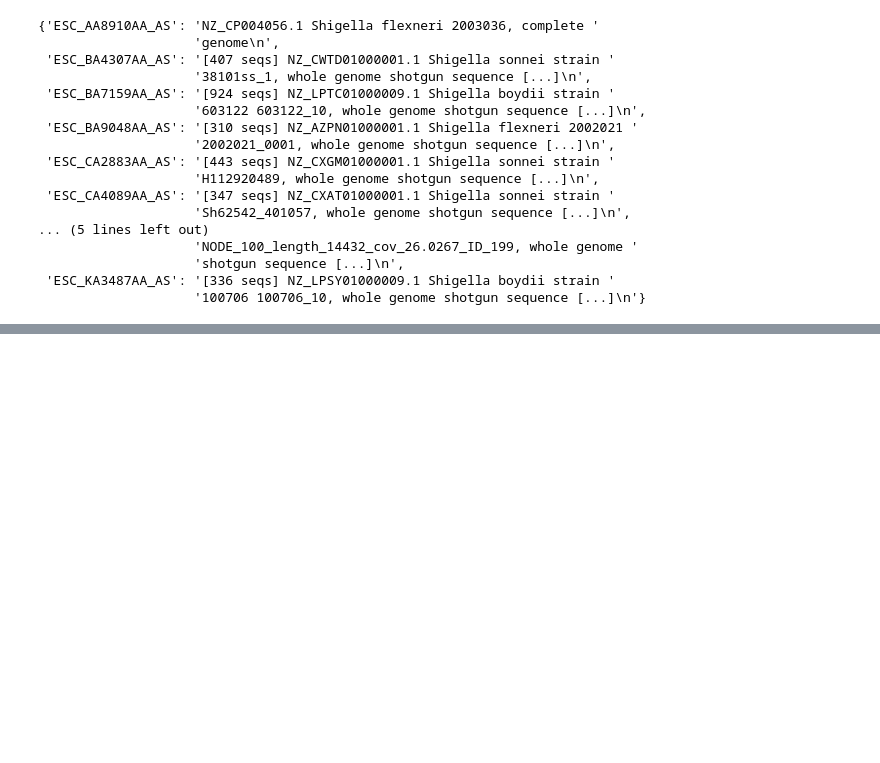
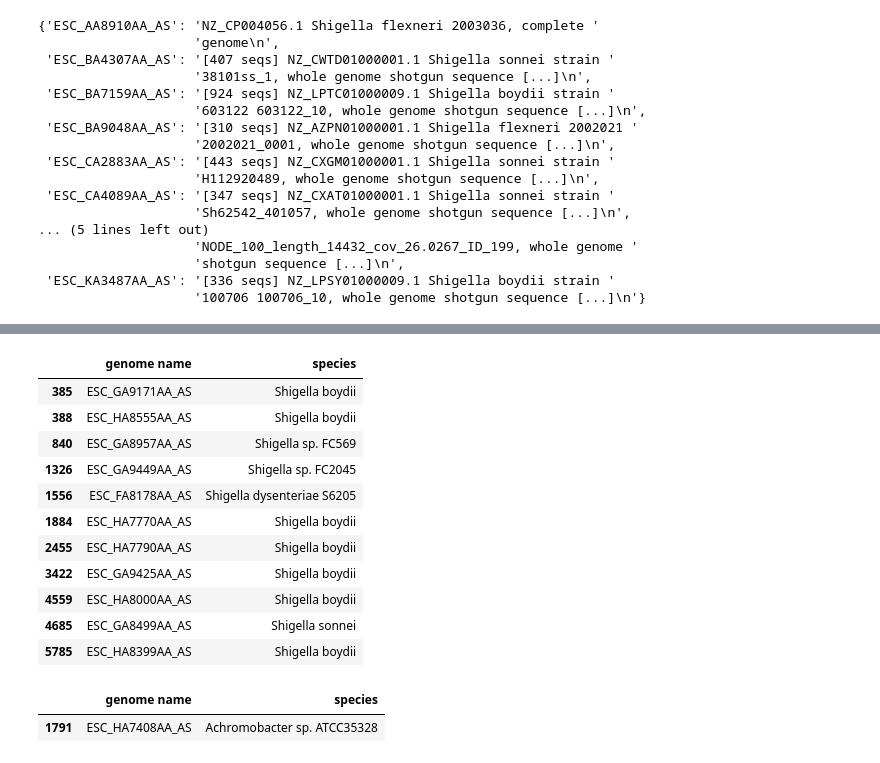
Before and after one commit to superphy/MoreSerotype, a Jupyter notebook: mini_experiment/Predictor Alignment Statistics.ipynb, the cells around one changed output, grey strips where cells are left out. Cells and saved outputs as stored; diff of their text form; code cells hidden in the pictures; blank space fills up the shorter version.

```diff
--- a/mini_experiment/Predictor Alignment Statistics.ipynb
+++ b/mini_experiment/Predictor Alignment Statistics.ipynb
@@ -174,0 +193,24 @@ pprint(species_results)
+# %%
+# Find all rows with Shiegella
+mash_df[mash_df['species'].str.find('Shigella')!=-1]
+# %% [output]
+|  | genome name | species |
+| 385 | ESC_GA9171AA_AS | Shigella boydii |
+| 388 | ESC_HA8555AA_AS | Shigella boydii |
+| 840 | ESC_GA8957AA_AS | Shigella sp. FC569 |
+| 1326 | ESC_GA9449AA_AS | Shigella sp. FC2045 |
+| 1556 | ESC_FA8178AA_AS | Shigella dysenteriae S6205 |
+| 1884 | ESC_HA7770AA_AS | Shigella boydii |
+| 2455 | ESC_HA7790AA_AS | Shigella boydii |
+| 3422 | ESC_GA9425AA_AS | Shigella boydii |
+| 4559 | ESC_HA8000AA_AS | Shigella boydii |
+| 4685 | ESC_GA8499AA_AS | Shigella sonnei |
+| 5785 | ESC_HA8399AA_AS | Shigella boydii |
+# %%
+# Find all rows that is neither Escherichia nor Shigella
+s1 = mash_df['species'].str.find('Escherichia')!=-1
+s2 = mash_df['species'].str.find('Shigella')!=-1
+mash_df[~s1 & ~s2]
+# %% [output]
+|  | genome name | species |
+| 1791 | ESC_HA7408AA_AS | Achromobacter sp. ATCC35328 |
```
Also changed, not shown: parts of 10 cells of this notebook, 1 other file.
